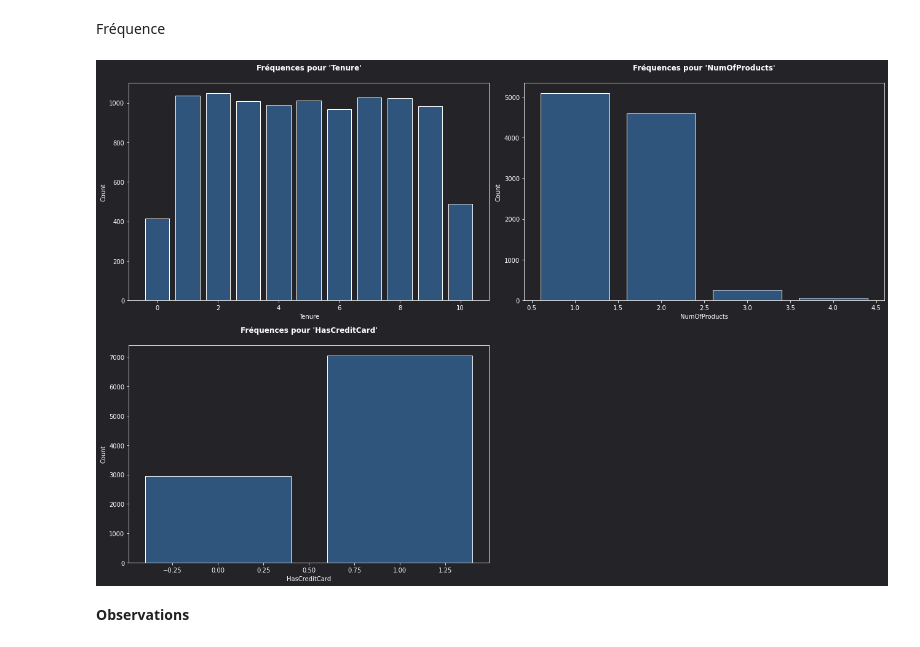
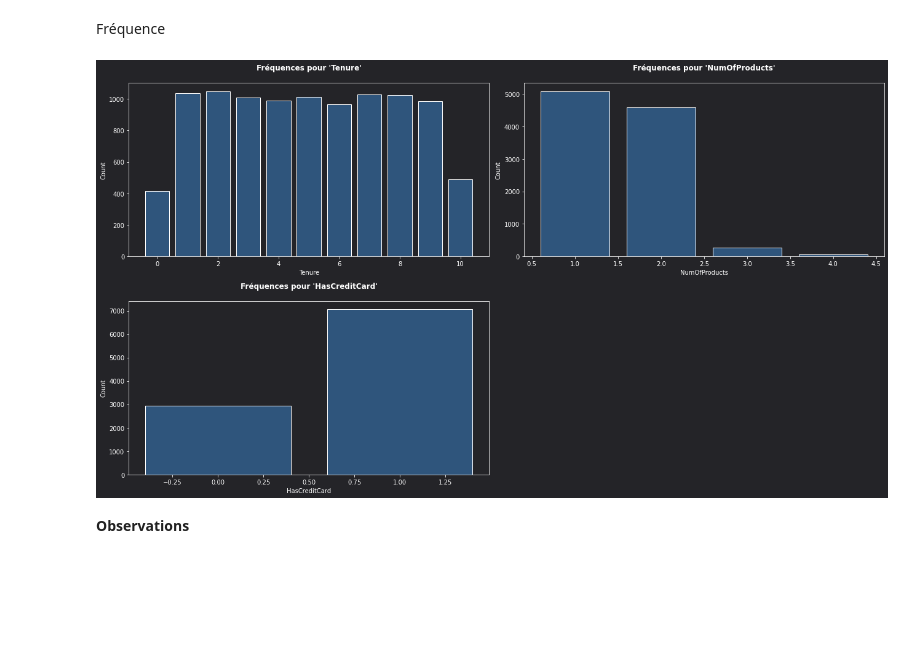
Before and after one commit to ElodieBayet/ai-developer, a Jupyter notebook: 06.projects/02.churn/eda_churn.ipynb, the cells around one changed output. Cells and saved outputs as stored; diff of their text form; code cells hidden in the pictures; blank space fills up the shorter version.

```diff
--- a/06.projects/02.churn/eda_churn.ipynb
+++ b/06.projects/02.churn/eda_churn.ipynb
@@ -536,15 +539,15 @@ Fréquence
 # %%
 # (!) - 'Tenure' is very uniform, except low frequencies in extreme values
 # (!) - 'NumOfProducts' is over 90% for 1 or 2 products
 # (!) - Only ~30% of customer has no CreditCard
-plt.figure(figsize=(18, 12), layout='tight')
+plt.figure(figsize=(18, 10), layout='tight')
 for i, col in enumerate(discretes) :
     plt.subplot(2, 2, i+1)
     plt.title(f"Fréquences pour '{col}'\n")
     sns.histplot(data=churn_df, x=col, fill=True, discrete=True, shrink=.8, color=default_c)
 plt.show()
 # %% [output]
-[figure, old version]
+[figure, new version]
 # %% [markdown]
 **Observations**
 # %% [markdown]
```
Also changed, not shown: parts of 30 cells of this notebook, 4 other files.
